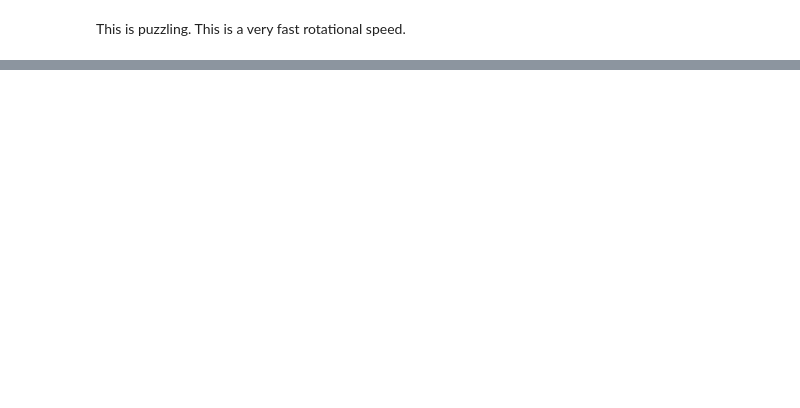
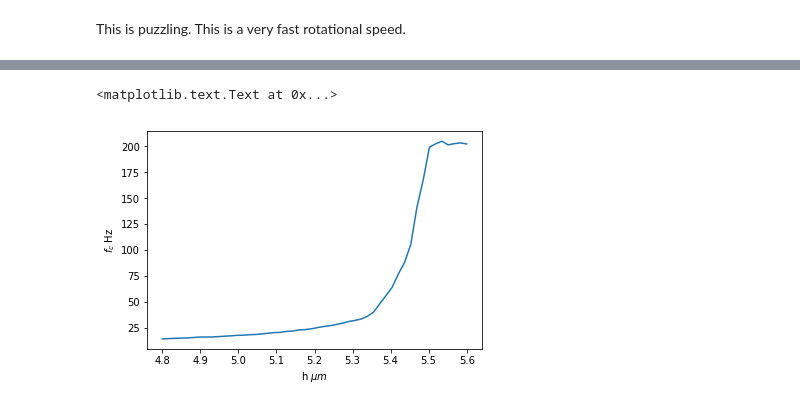
Before and after one commit to aortiza/Notes, a Jupyter notebook: SimulationsOfDimerSystem/SimulationsOfDimerSystem-14-SingleDimerRotationSpeed.ipynb, the cells around one changed output, grey strips where cells are left out. Saved outputs shown, nothing was run; the diff lists cells and outputs as text; code cells hidden in the pictures; blank space fills up the shorter version.

```diff
--- a/SimulationsOfDimerSystem/SimulationsOfDimerSystem-14-SingleDimerRotationSpeed.ipynb
+++ b/SimulationsOfDimerSystem/SimulationsOfDimerSystem-14-SingleDimerRotationSpeed.ipynb
@@ -317,0 +425,7 @@ This is puzzling. This is a very fast rotational speed.
+# %%
+plt.plot(height,cutoff_frequency)
+plt.xlabel("h $\mu{m}$")
+plt.ylabel("$f_c$ Hz")
+# %% [output]
+<matplotlib.text.Text at 0x...>
+[figure, added]
```
Also changed, not shown: parts of 14 cells of this notebook, 4 other files.
